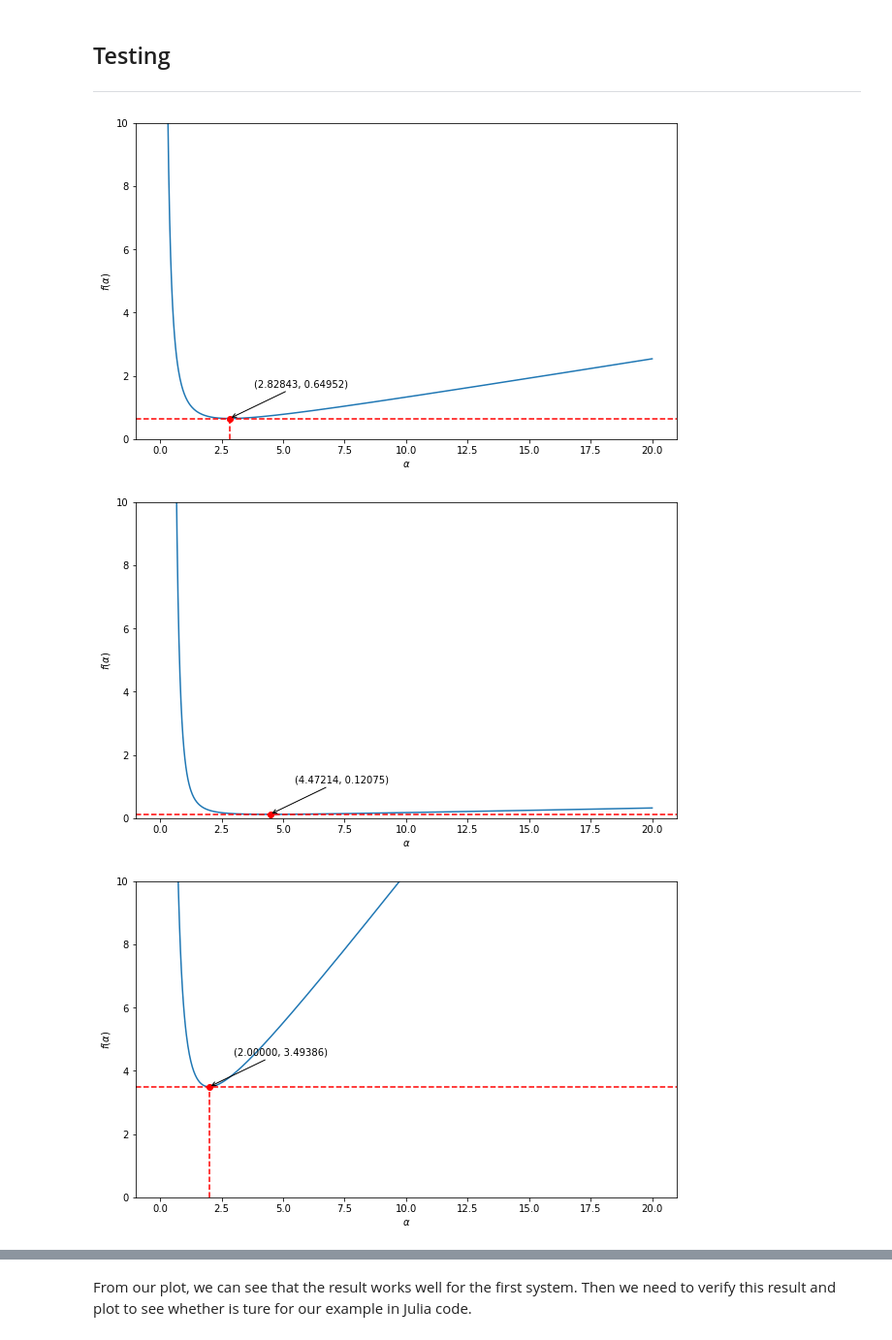
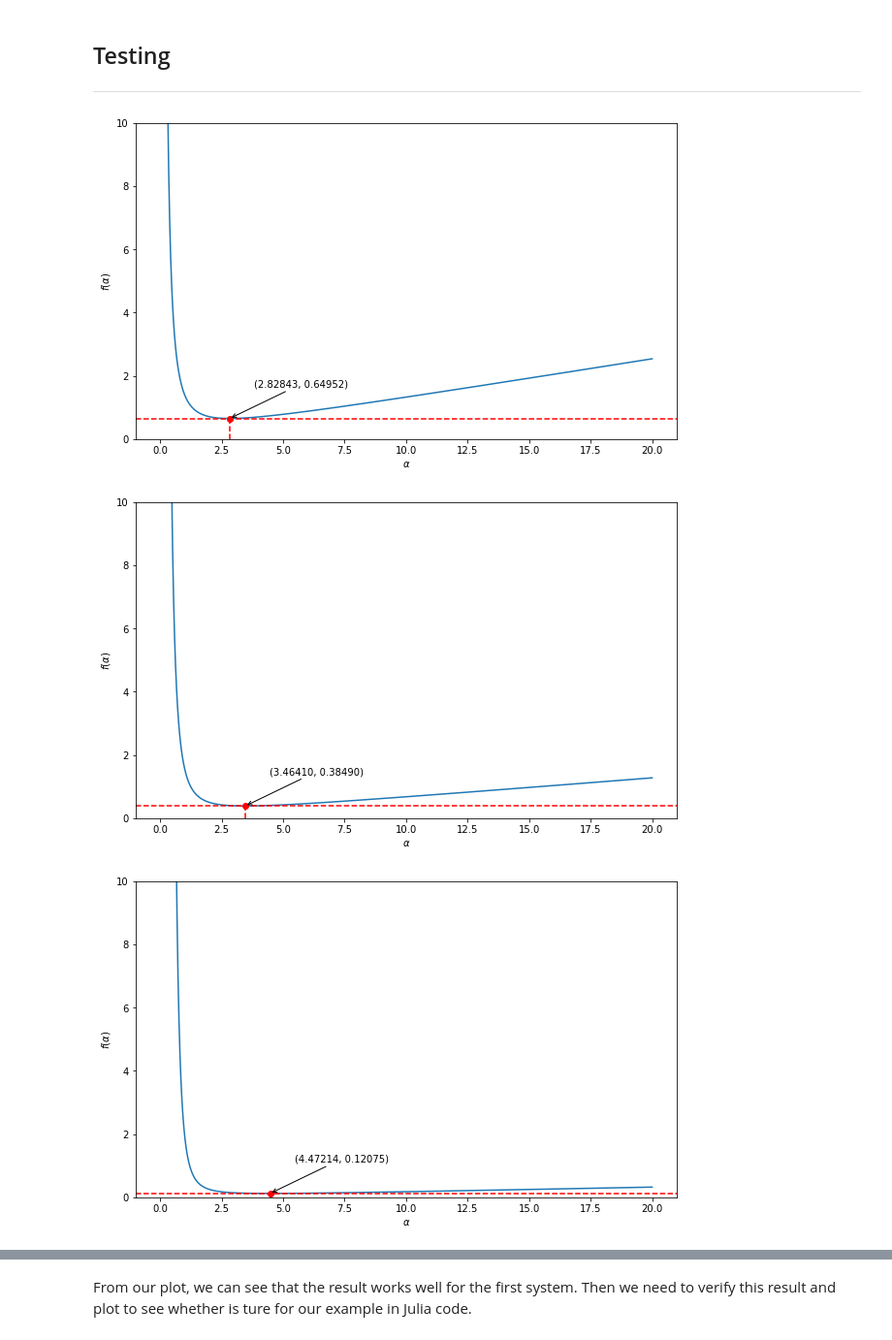
Before and after one commit to yubocai-poly/Reachability-Problem-of-ODE, a Jupyter notebook: Reachability/evaluation/Quadra_exmaple/numerical_optimi.ipynb, the cells around one changed output, grey strips where cells are left out. Shown at 97% size. Drawn from its saved outputs; the diff is of its cells as text; code cells hidden in the pictures.

```diff
--- a/Reachability/evaluation/Quadra_exmaple/numerical_optimi.ipynb
+++ b/Reachability/evaluation/Quadra_exmaple/numerical_optimi.ipynb
@@ -120,9 +120,10 @@ def function_plot(N, x0):
     plt.show()
 # %%
 function_plot(N=2, x0=0.5)
+function_plot(N=3, x0=0.5)
 function_plot(N=5, x0=0.5)
 function_plot(N=4, x0=1.0)
 # %% [output]
 [figure]
-[figure, old version]
+[figure, new version]
-[figure, old version]
+[figure, new version]
```
Also changed, not shown: parts of 1 cell of this notebook, 8 other files.
